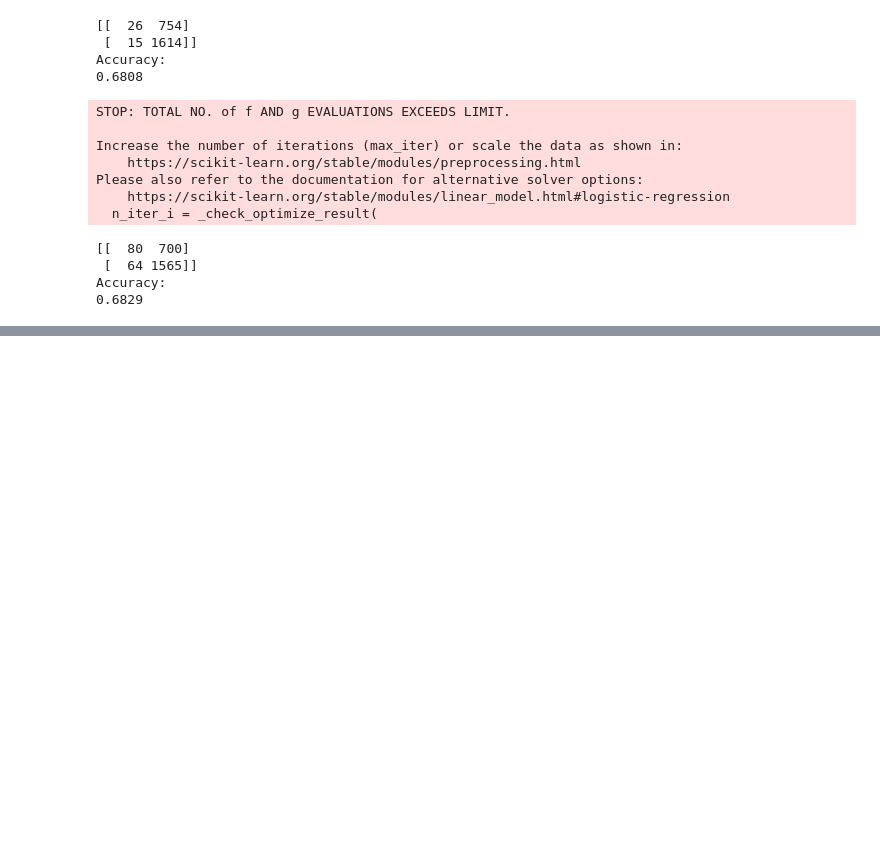
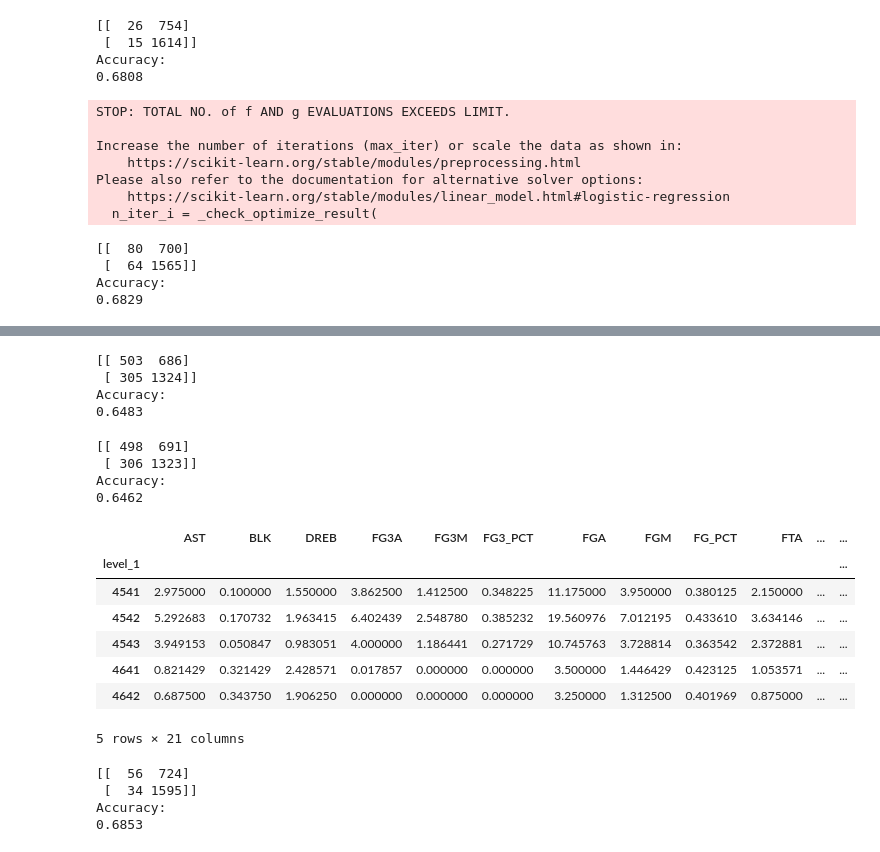
Before and after one commit to AndrewH06/nba-salary, a Jupyter notebook: jared.ipynb, the cells around one changed output, grey strips where cells are left out. Drawn from its saved outputs; the diff is of its cells as text; code cells hidden in the pictures; blank space fills up the shorter version.

```diff
--- a/jared.ipynb
+++ b/jared.ipynb
@@ -335,3 +335,7 @@ season_salary_data.head()
 | 3 | 15 | Eric Piatkowski | 2006 | 4368.0 | 9.0 | 27.0 | 0.267636 | 7.0 | 18.0 | 0.246182 | ... |
 | 4 | 15 | Eric Piatkowski | 2007 | 6760.0 | 12.0 | 39.0 | 0.314563 | 11.0 | 26.0 | 0.363563 | ... |
 5 rows × 25 columns
+# %%
+avg_season_salary_data = pd.merge(mean_season, names_salaries, how = "left", on = ["SEASON", "PLAYER_NAME"])
+avg_season_salary_data = avg_season_salary_data.dropna()
+avg_season_salary_data.head()
@@ -365,3 +377,15 @@ print(first_season_removed[first_season_removed["salary"] > 0].head())
 4545      93437.0  52.0  117.0  3396250.0                 1
 
 [5 rows x 26 columns]
+# %%
+avg_sorted = avg_season_salary_data.sort_values(by=['PLAYER_NAME', 'SEASON'])
+
+avg_sorted['salary_increased'] = avg_sorted.groupby('PLAYER_NAME')['salary'].diff().gt(0).astype(int)
+
+# this does remove the first season for each player but results in a weird grouped index that I don't want
+avg_first_season_removed = avg_sorted.groupby('PLAYER_NAME').apply(lambda group: group.iloc[1:])
+
+avg_first_season_removed = avg_first_season_removed[avg_first_season_removed.columns.difference(['PLAYER_NAME'])].reset_index().set_index("level_1")
+
+print(avg_sorted[avg_sorted["salary"] > 0].head())
+print(avg_first_season_removed[avg_first_season_removed["salary"] > 0].head())
@@ -474,0 +537,60 @@ Accuracy:
+# %%
+logreg = LogisticRegression(max_iter=100000, solver="lbfgs").fit(avg_train_x, avg_train_y)
+pred = logreg.predict(avg_test_x)
+
+con_mat = confusion_matrix(avg_test_y, pred)
+print(con_mat)
+print("Accuracy:")
+print(round(accuracy_score(avg_test_y, pred), 4))
+# %% [output]
+[[ 503  686]
+ [ 305 1324]]
+Accuracy:
+0.6483
+# %%
+lda = LinearDiscriminantAnalysis().fit(avg_train_x, avg_train_y)
+pred = lda.predict(avg_test_x)
+
+con_mat = confusion_matrix(avg_test_y, pred)
+print(con_mat)
+print("Accuracy:")
+print(round(accuracy_score(avg_test_y, pred), 4))
+# %% [output]
+[[ 498  691]
+ [ 306 1323]]
+Accuracy:
+0.6462
+# %%
+avg_train_data = avg_first_season_removed[avg_first_season_removed["SEASON"] <= 2011]
+
+avg_test_data = avg_first_season_removed[avg_first_season_removed["SEASON"] >= 2012]
+# %%
+avg_train_x = avg_train_data[avg_train_data.columns.difference(["PLAYER_NAME", "SEASON", "PLAYER_ID", "salary", "salary_increased"])]
+avg_train_y = avg_train_data["salary_increased"]
+
+avg_test_x = avg_test_data[avg_test_data.columns.difference(["PLAYER_NAME", "SEASON", "PLAYER_ID", "salary", "salary_increased"])]
+avg_test_y = avg_test_data["salary_increased"]
+
+avg_train_x.head()
+# %% [output]
+|  | AST | BLK | DREB | FG3A | FG3M | FG3_PCT | FGA | FGM | FG_PCT | FTA | ... | ... |
+| level_1 |  |  |  |  |  |  |  |  |  |  |  | ... |
+| 4541 | 2.975000 | 0.100000 | 1.550000 | 3.862500 | 1.412500 | 0.348225 | 11.175000 | 3.950000 | 0.380125 | 2.150000 | ... | ... |
+| 4542 | 5.292683 | 0.170732 | 1.963415 | 6.402439 | 2.548780 | 0.385232 | 19.560976 | 7.012195 | 0.433610 | 3.634146 | ... | ... |
+| 4543 | 3.949153 | 0.050847 | 0.983051 | 4.000000 | 1.186441 | 0.271729 | 10.745763 | 3.728814 | 0.363542 | 2.372881 | ... | ... |
+| 4641 | 0.821429 | 0.321429 | 2.428571 | 0.017857 | 0.000000 | 0.000000 | 3.500000 | 1.446429 | 0.423125 | 1.053571 | ... | ... |
+| 4642 | 0.687500 | 0.343750 | 1.906250 | 0.000000 | 0.000000 | 0.000000 | 3.250000 | 1.312500 | 0.401969 | 0.875000 | ... | ... |
+5 rows × 21 columns
+# %%
+logreg = LogisticRegression(max_iter=100000, solver="lbfgs").fit(avg_train_x, avg_train_y)
+pred = logreg.predict(avg_test_x)
+
+con_mat = confusion_matrix(avg_test_y, pred)
+print(con_mat)
+print("Accuracy:")
+print(round(accuracy_score(avg_test_y, pred), 4))
+# %% [output]
+[[  56  724]
+ [  34 1595]]
+Accuracy:
+0.6853
```
Also changed, not shown: parts of 5 cells of this notebook.
